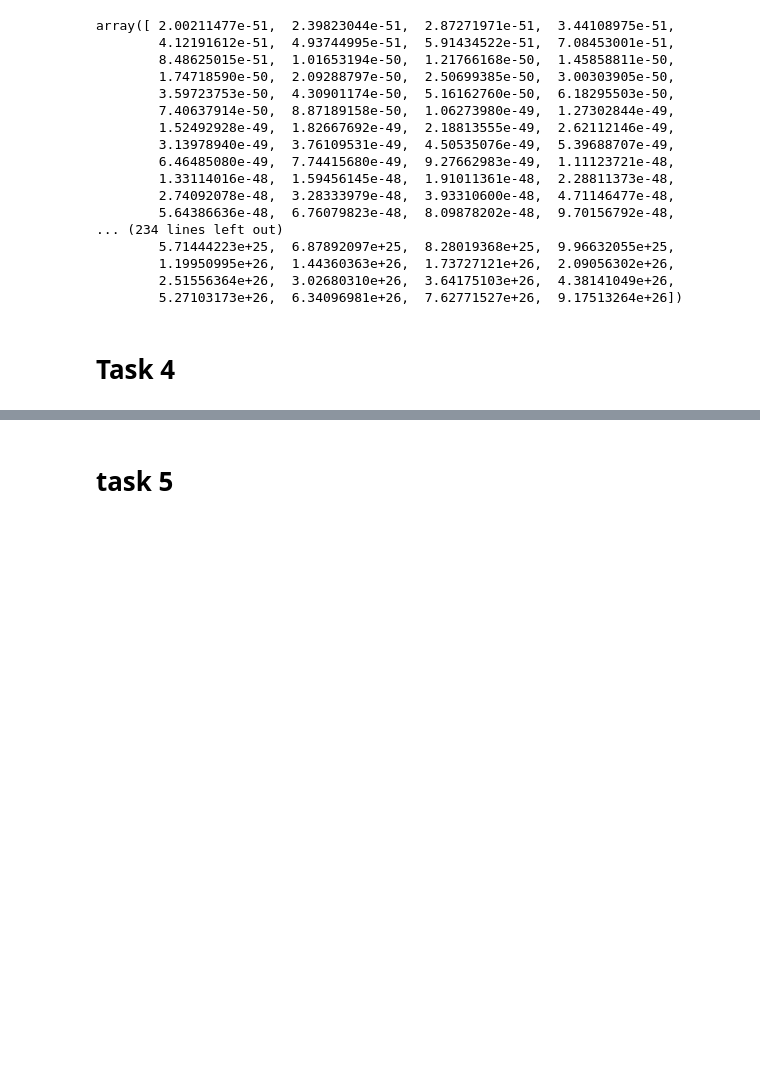
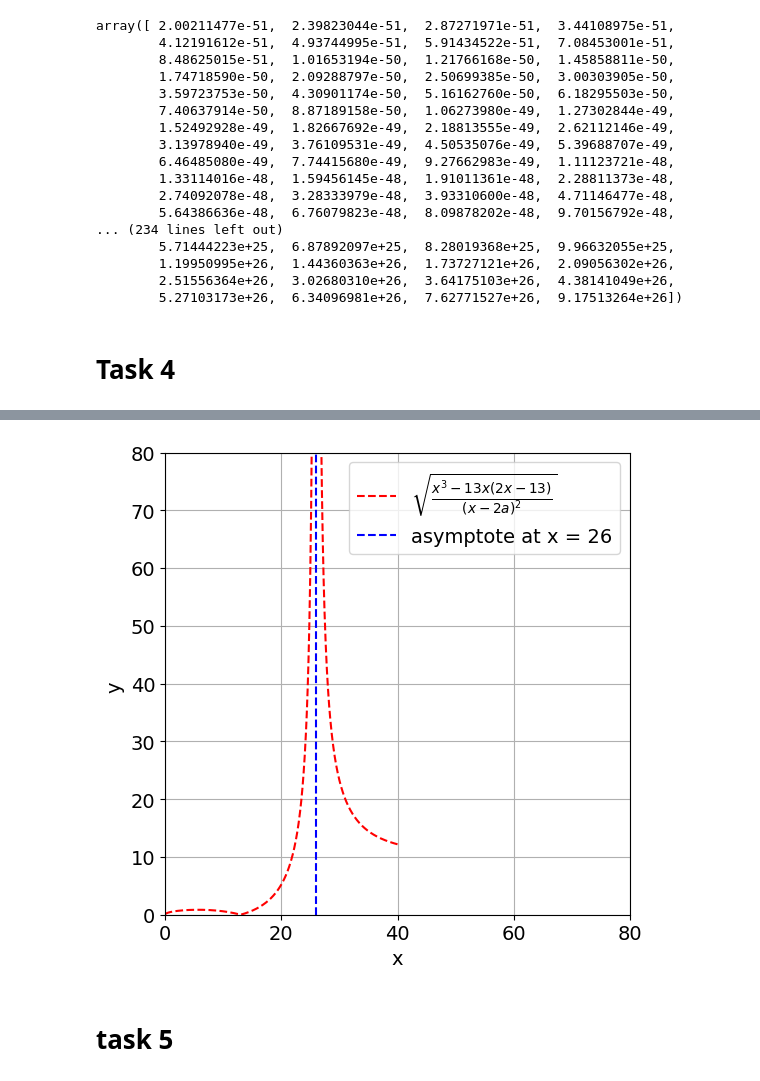
Before and after one commit to xmrenigmax/L4_MathsAssignmentRepo, a Jupyter notebook: maths_assignment.ipynb, the cells around one changed output, grey strips where cells are left out. Saved outputs shown, nothing was run; the diff lists cells and outputs as text; code cells hidden in the pictures; blank space fills up the shorter version.

```diff
--- a/maths_assignment.ipynb
+++ b/maths_assignment.ipynb
@@ -131,37 +131,33 @@ array([ 2.00211477e-51,  2.39823044e-51,  2.87271971e-51,  3.44108975e-51,
 # %% [markdown]
 # Task 4
 # %%
-import sympy as sp
-import matplotlib as mpl
-import matplotlib.pyplot as plt
-import numpy as np
+def task4_implicit_equation():
 
-def task4():
     # implicit equation = Y**2 * (x-2*a)**2 = x**3 - 2*a*x**2+a**2*x
-    # rearrange to initialise the implicit equation
-    # Y**2 * ((x-3)**2) = (x**3) - a * x * (2*x - a)
-
-
-    a = 13  #We are group number 13 and a is equal to group number.
+    # initialise variables
+    a = 13
     x, y = sp.symbols('x y')
 
-    left_hand_side = (y**2)*((x-3)**2)
-    right_hand_side = (x**3) - a * x * (2*x - a)
+    left_hand_side = (y**2)*((x-2)**2)
+    right_hand_side = (x**3) - 2 * a * x**2 + a**2 * x
 
-    eq = sp.Eq(left_hand_side, right_hand_side)
+    implicit_equation = sp.Eq(left_hand_side, right_hand_side)
 
-    sp.pprint(eq)
-    if sp.solve(eq, y):
+    sp.pprint(implicit_equation)
+    if sp.solve(implicit_equation, y):
         print("The equation is solvable")
     else:
         print("The equation is not solvable")
 
-    # to solve we need to convert the form to explicit form
-    # y = (+- sqrt((x**3) - a * x * (2*x - a)) / (x-3))
 
+
+def task4_explicit_equation():
+    # y = +-(sqrt((x**3) - 2*a*x**2 + a**2*x)) / (x-3)**2
+    x, y = sp.symbols('x y')
+    a = 13
     # value update
-    left_hand_side = (sp.sqrt(left_hand_side)/((x-3)**2))
-    right_hand_side = (sp.sqrt(right_hand_side)/((x-3)**2))
+    left_hand_side = y
+    right_hand_side = (sp.sqrt(x**3 - 2*a*x**2 + a**2*x)) / (x-3)**2
 
     eq = sp.Eq(left_hand_side, right_hand_side)
     sp.pprint(eq)
@@ -171,13 +167,33 @@ def task4():
     else:
         print("The equation is not solvable")
 
-    # plot and find domain and range
+def task4_domain():
+   # variables
+    a = 13
+    x = np.linspace(-10, 40, 1000)
+    y = np.sqrt((x**3 - 13*x*(2*x - 13))/(x -2*a)**2)
 
-    right_hand_side = right_hand_side**2
-    solved = sp.solve(right_hand_side, x)
-    print(solved)
+    # calculating the asymptote
+    asymptote = 2*a
 
-    # [0,3] union [3, 13/2] union [13/2, oo)
+    # initialising the plot
+    fig = plt.figure(figsize=(6, 6))
+    plt.plot(x, y, 'r--', label=r'$\sqrt{\frac{x^3 - 13x(2x - 13)}{(x - 2a)^2}}$')
+    plt.grid()
 
-task4()
+    # plot labels
+    plt.xlabel('x'), plt.xlim(0, 80)
+    plt.ylabel('y '), plt.ylim(0, 80)
+
+    # plot lines
+    plt.axvline(x=asymptote, color='b', linestyle='--', label='asymptote at x = 26')
+    plt.legend()
+    plt.show()
+
+print("here is the implicit_equation \n")
+task4_implicit_equation()
+print("here is the explicit_equation \n")
+task4_explicit_equation()
+print("Expressing the domain")
+task4_domain()
 # %% [output]
@@ -195,3 +215,4 @@ The equation is solvable
+[figure, added]
 # %% [markdown]
 # task 5
 # %%
```
Also changed, not shown: parts of 6 cells of this notebook.
